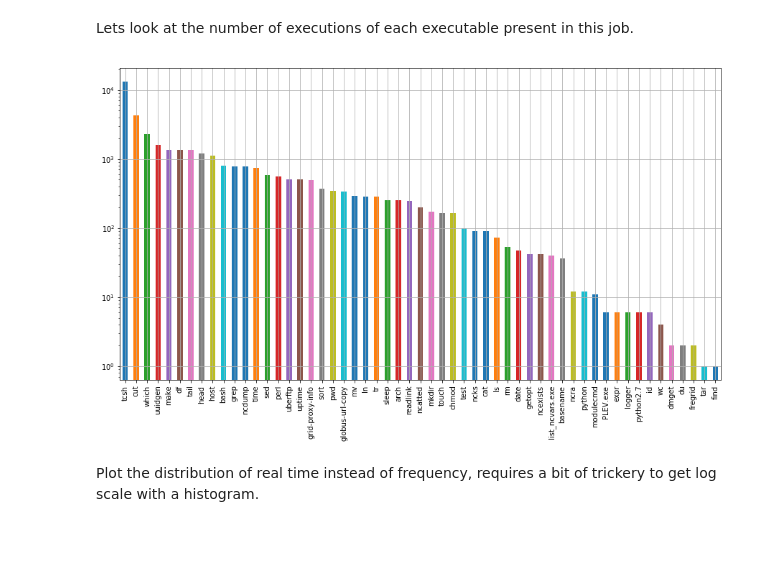
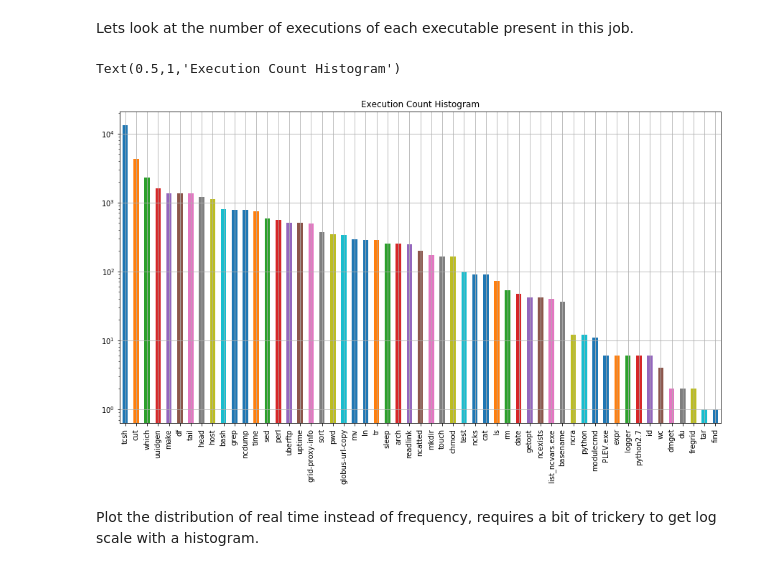
Before and after one commit to ilaflott/epmt, a Jupyter notebook: EPMT.ipynb, the cells around one changed output. Cells and saved outputs as stored; diff of their text form; code cells hidden in the pictures; blank space fills up the shorter version.

```diff
--- a/EPMT.ipynb
+++ b/EPMT.ipynb
@@ -106,9 +106,11 @@ Lets look at the number of executions of each executable present in this job.
 # %%
 exename_list = list(j.processes.exename)
 series = pd.Series(exename_list).value_counts()
 plot_logy_histogram(series)
+plt.title("Execution Count Histogram")
 # %% [output]
+Text(0.5,1,'Execution Count Histogram')
-[figure, old version]
+[figure, new version]
 # %% [markdown]
 Plot the distribution of real time instead of frequency, requires a bit of trickery to get log scale with a histogram.
 # %%
```
Also changed, not shown: parts of 4 cells of this notebook.
